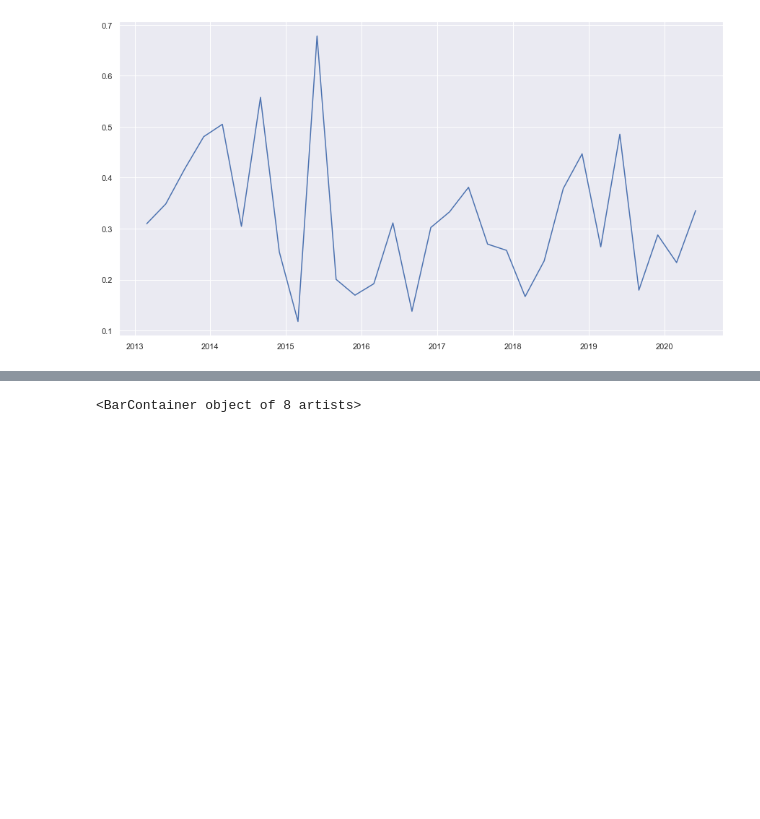
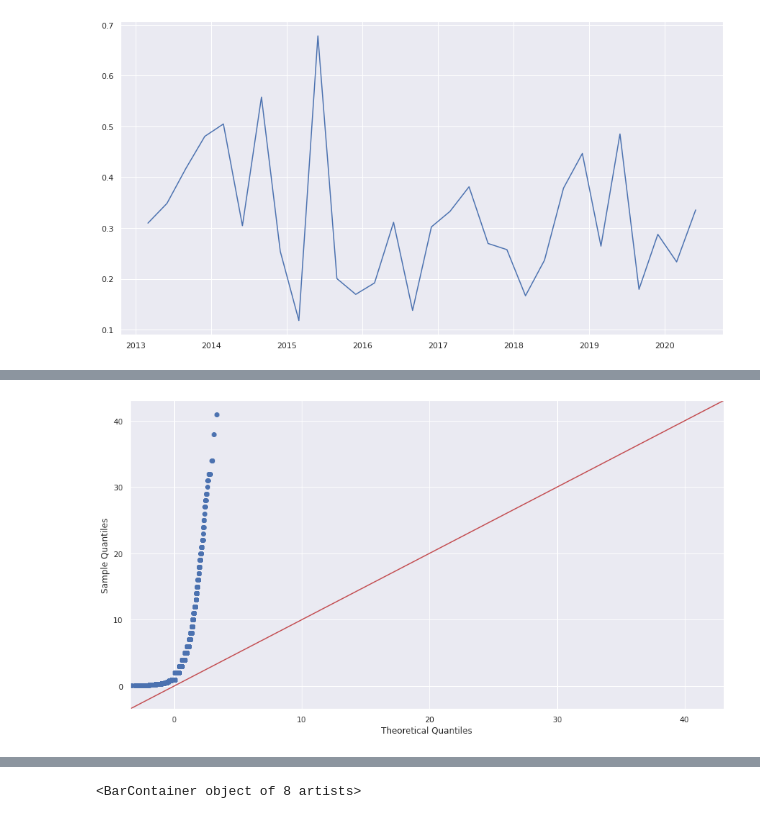
Before and after one commit to kvv1618/BTP_weather_nowcasting, a Jupyter notebook: BTP_eval/data_preprocessing.ipynb, the cells around one changed output, grey strips where cells are left out. Drawn from its saved outputs; the diff is of its cells as text; code cells hidden in the pictures; blank space fills up the shorter version.

```diff
--- a/BTP_eval/data_preprocessing.ipynb
+++ b/BTP_eval/data_preprocessing.ipynb
@@ -400,3 +405,10 @@ plt.show()
+# %%
+import statsmodels.api as sm
+import pylab as py
+sm.qqplot(non_zero_RRR, line ='45')
+py.show()
+# %% [output]
+[figure, added]
 # %%
 fig, axs = plt.subplots(3, 3)
 df_year=df_numeric.groupby(df_numeric["Local time in Kiev / Zhuliany (airport)"].dt.year)
```
Also changed, not shown: parts of 13 cells of this notebook, 1 other file.
